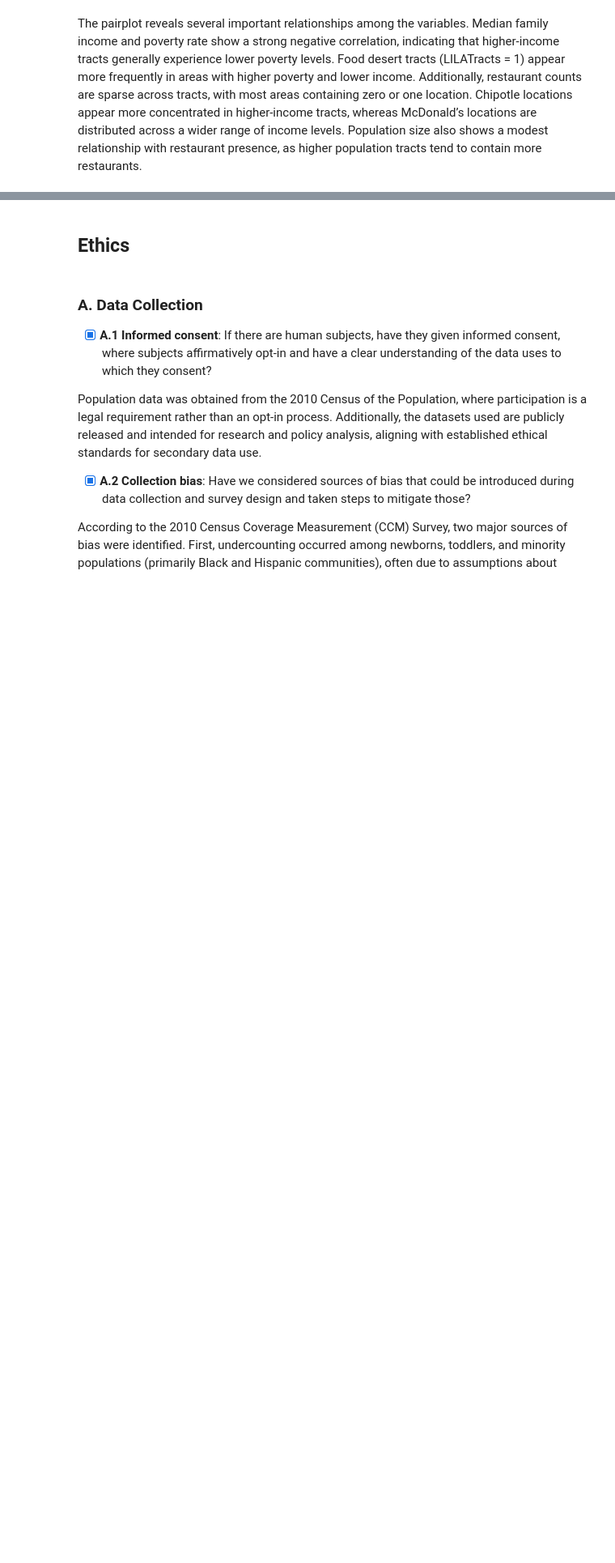
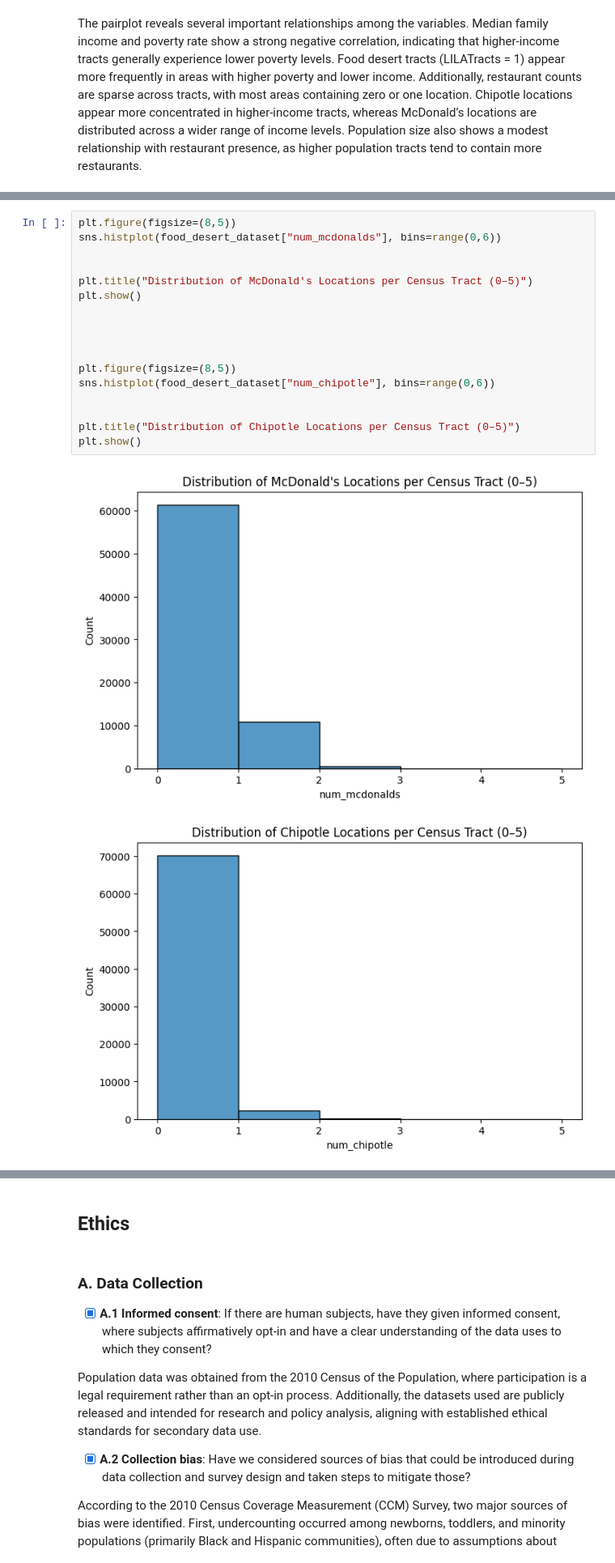
Before and after one commit to COGS108/Group085_WI26, a Jupyter notebook: 02-EDACheckpoint.ipynb, the cells around one changed output, grey strips where cells are left out. Shown at 81% size. Cells and saved outputs as stored; diff of their text form; blank space fills up the shorter version.

```diff
--- a/02-EDACheckpoint.ipynb
+++ b/02-EDACheckpoint.ipynb
@@ -599,0 +761,20 @@ The pairplot reveals several important relationships among the variables. Median
+# %%
+plt.figure(figsize=(8,5))
+sns.histplot(food_desert_dataset["num_mcdonalds"], bins=range(0,6))
+
+
+plt.title("Distribution of McDonald's Locations per Census Tract (0–5)")
+plt.show()
+
+
+
+
+plt.figure(figsize=(8,5))
+sns.histplot(food_desert_dataset["num_chipotle"], bins=range(0,6))
+
+
+plt.title("Distribution of Chipotle Locations per Census Tract (0–5)")
+plt.show()
+# %% [output]
+[figure, added]
+[figure, added]
```
Also changed, not shown: parts of 7 cells of this notebook.
